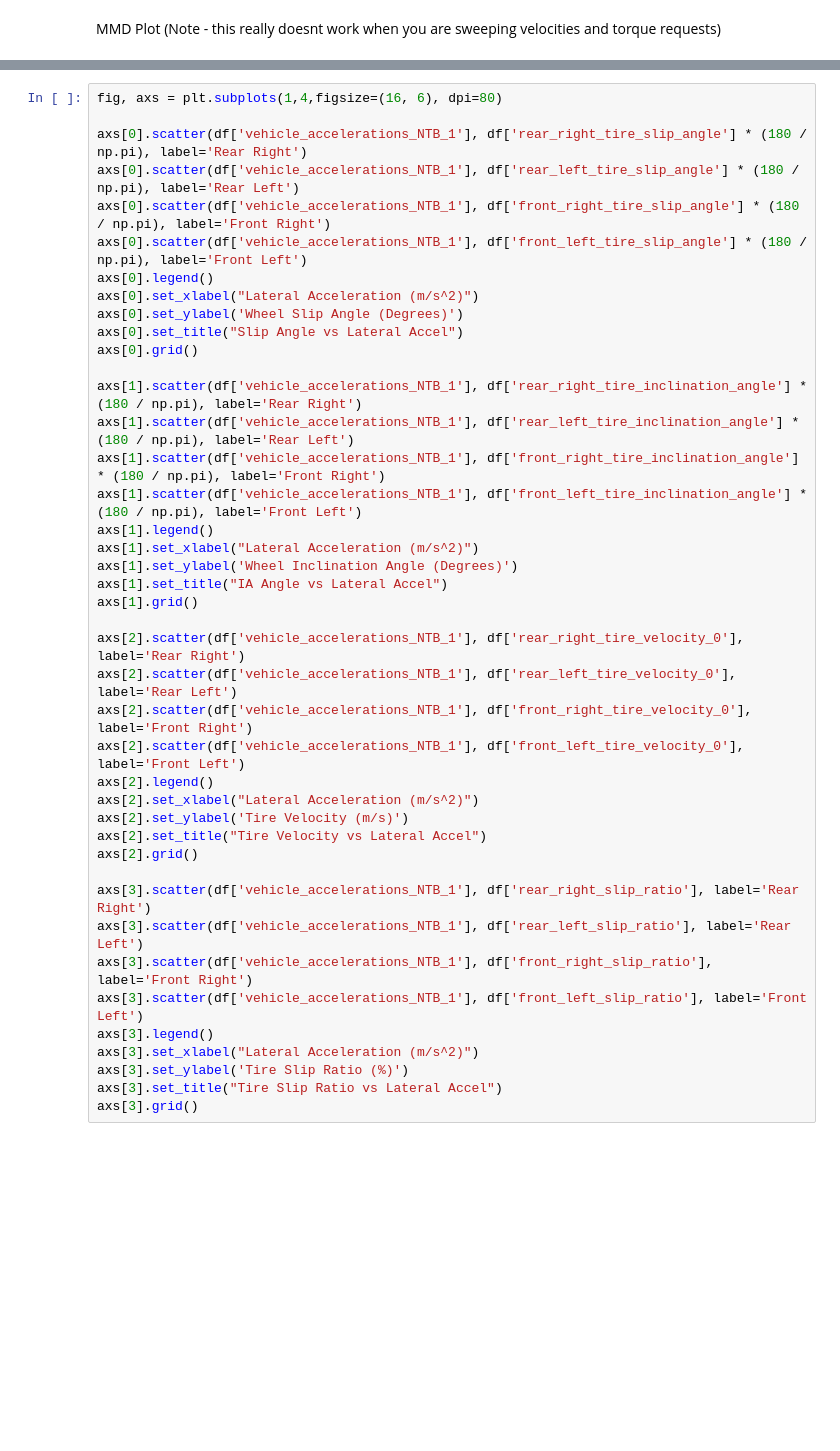
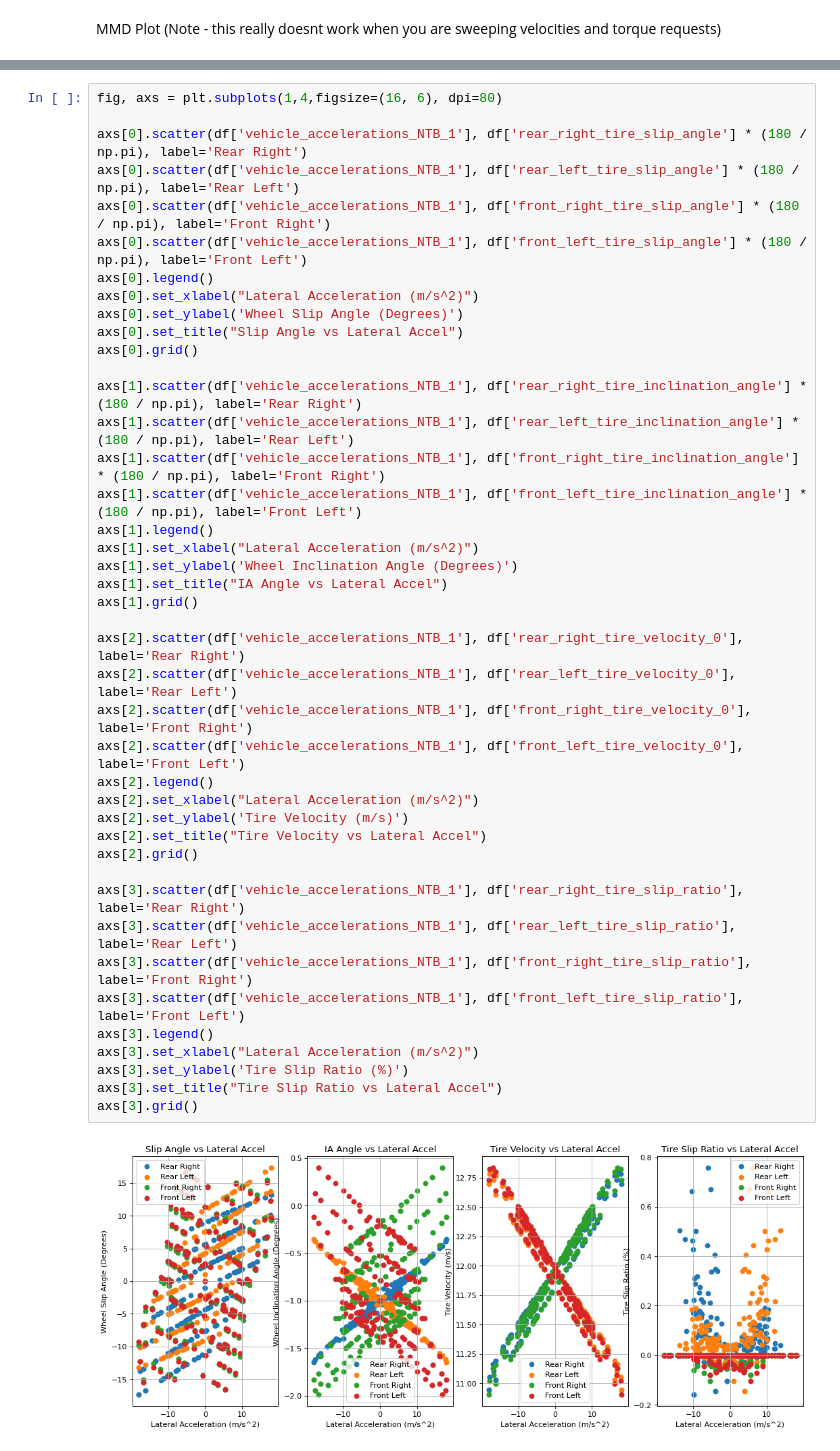
Before and after one commit to LonghornRacingElectric/magic_moment_method, a Jupyter notebook: analysis/MMM_plotter.ipynb, the cells around one changed output, grey strips where cells are left out. Drawn from its saved outputs; the diff is of its cells as text; blank space fills up the shorter version.

```diff
--- a/analysis/MMM_plotter.ipynb
+++ b/analysis/MMM_plotter.ipynb
@@ -160,37 +166,39 @@ axs[0].legend()
 axs[0].set_xlabel("Lateral Acceleration (m/s^2)")
 axs[0].set_ylabel('Wheel Slip Angle (Degrees)')
 axs[0].set_title("Slip Angle vs Lateral Accel")
 axs[0].grid()
 
 axs[1].scatter(df['vehicle_accelerations_NTB_1'], df['rear_right_tire_inclination_angle'] * (180 / np.pi), label='Rear Right')
 axs[1].scatter(df['vehicle_accelerations_NTB_1'], df['rear_left_tire_inclination_angle'] * (180 / np.pi), label='Rear Left')
 axs[1].scatter(df['vehicle_accelerations_NTB_1'], df['front_right_tire_inclination_angle'] * (180 / np.pi), label='Front Right')
 axs[1].scatter(df['vehicle_accelerations_NTB_1'], df['front_left_tire_inclination_angle'] * (180 / np.pi), label='Front Left')
 axs[1].legend()
 axs[1].set_xlabel("Lateral Acceleration (m/s^2)")
 axs[1].set_ylabel('Wheel Inclination Angle (Degrees)')
 axs[1].set_title("IA Angle vs Lateral Accel")
 axs[1].grid()
 
 axs[2].scatter(df['vehicle_accelerations_NTB_1'], df['rear_right_tire_velocity_0'], label='Rear Right')
 axs[2].scatter(df['vehicle_accelerations_NTB_1'], df['rear_left_tire_velocity_0'], label='Rear Left')
 axs[2].scatter(df['vehicle_accelerations_NTB_1'], df['front_right_tire_velocity_0'], label='Front Right')
 axs[2].scatter(df['vehicle_accelerations_NTB_1'], df['front_left_tire_velocity_0'], label='Front Left')
 axs[2].legend()
 axs[2].set_xlabel("Lateral Acceleration (m/s^2)")
 axs[2].set_ylabel('Tire Velocity (m/s)')
 axs[2].set_title("Tire Velocity vs Lateral Accel")
 axs[2].grid()
 
-axs[3].scatter(df['vehicle_accelerations_NTB_1'], df['rear_right_slip_ratio'], label='Rear Right')
-axs[3].scatter(df['vehicle_accelerations_NTB_1'], df['rear_left_slip_ratio'], label='Rear Left')
-axs[3].scatter(df['vehicle_accelerations_NTB_1'], df['front_right_slip_ratio'], label='Front Right')
-axs[3].scatter(df['vehicle_accelerations_NTB_1'], df['front_left_slip_ratio'], label='Front Left')
+axs[3].scatter(df['vehicle_accelerations_NTB_1'], df['rear_right_tire_slip_ratio'], label='Rear Right')
+axs[3].scatter(df['vehicle_accelerations_NTB_1'], df['rear_left_tire_slip_ratio'], label='Rear Left')
+axs[3].scatter(df['vehicle_accelerations_NTB_1'], df['front_right_tire_slip_ratio'], label='Front Right')
+axs[3].scatter(df['vehicle_accelerations_NTB_1'], df['front_left_tire_slip_ratio'], label='Front Left')
 axs[3].legend()
 axs[3].set_xlabel("Lateral Acceleration (m/s^2)")
 axs[3].set_ylabel('Tire Slip Ratio (%)')
 axs[3].set_title("Tire Slip Ratio vs Lateral Accel")
 axs[3].grid()
+# %% [output]
+[figure, added]
 # %%
 temp_df = df[abs(df["vehicle_turn_radius"]) < 1000]
 plt.scatter(temp_df["vehicle_accelerations_NTB_1"],temp_df["vehicle_turn_radius"])
```
Also changed, not shown: parts of 16 cells of this notebook, 8 other files.
